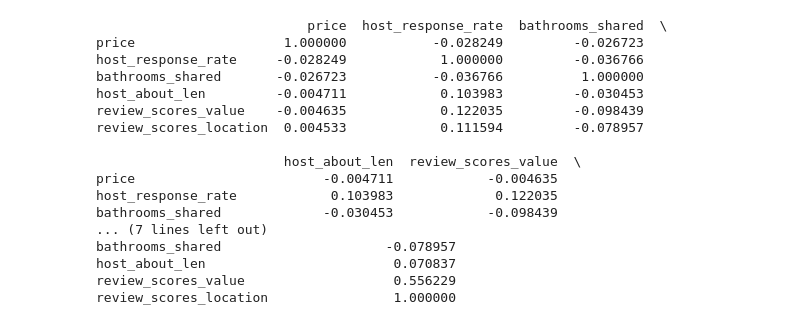
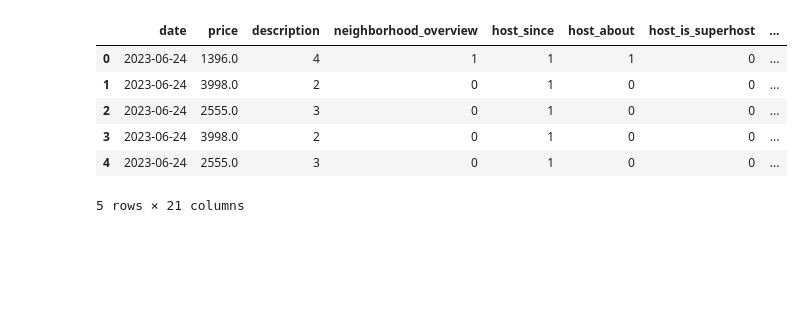
Before and after one commit to tominatorcz/datax, a Jupyter notebook: python/regresion.ipynb, the cells around one changed output. Drawn from its saved outputs; the diff is of its cells as text; code cells hidden in the pictures; blank space fills up the shorter version.

Commit message:
nacteni combined corr matice

```diff
--- a/python/regresion.ipynb
+++ b/python/regresion.ipynb
@@ -96,31 +0,0 @@ For example, when doing 'df[col].method(value, inplace=True)', try using 'df.met
-# %%
-
-selected_columns = ['price','host_response_rate', 'bathrooms_shared', 'host_about_len','review_scores_value','review_scores_location']  # Zde nahraďte názvy sloupců, které chcete použít
-
-# Vyberte pouze vybrané sloupce z DataFrame
-selected_data = listings[selected_columns]
-
-# Výpočet Pearsonovy korelační matice
-correlation_matrix = selected_data.corr(method='pearson')
-
-
-# Vytisknutí korelační matice
-print(correlation_matrix)
-# %% [output]
-                           price  host_response_rate  bathrooms_shared  \
-price                   1.000000           -0.028249         -0.026723
-host_response_rate     -0.028249            1.000000         -0.036766
-bathrooms_shared       -0.026723           -0.036766          1.000000
-host_about_len         -0.004711            0.103983         -0.030453
-review_scores_value    -0.004635            0.122035         -0.098439
-review_scores_location  0.004533            0.111594         -0.078957
-
-                        host_about_len  review_scores_value  \
-price                        -0.004711            -0.004635
-host_response_rate            0.103983             0.122035
-bathrooms_shared             -0.030453            -0.098439
-... (7 lines left out)
-bathrooms_shared                     -0.078957
-host_about_len                        0.070837
-review_scores_value                   0.556229
-review_scores_location                1.000000
@@ -179,0 +1,30 @@ plt.show()
+# %%
+### Dependencies ----------------------------------------------------------------
+import pandas as pd # used for working with data sets
+
+
+###COMBINE ALL .CSVS INTO ONE
+file_path = r"..\data\combined.csv"
+
+
+data = pd.read_csv(file_path)
+
+# Slovník číselníků
+num_dict = {
+    'Prague-outskirts': 1,
+    'Prague-center': 2,
+    'Prague': 3
+}
+
+# Nový sloupec 'neighb_num' v DataFrame
+data['neighb_num'] = data['neighbourhood_cleansed'].map(num_dict)
+
+data.head()
+# %% [output]
+|  | date | price | description | neighborhood_overview | host_since | host_about | host_is_superhost | ... |
+| 0 | 2023-06-24 | 1396.0 | 4 | 1 | 1 | 1 | 0 | ... |
+| 1 | 2023-06-24 | 3998.0 | 2 | 0 | 1 | 0 | 0 | ... |
+| 2 | 2023-06-24 | 2555.0 | 3 | 0 | 1 | 0 | 0 | ... |
+| 3 | 2023-06-24 | 3998.0 | 2 | 0 | 1 | 0 | 0 | ... |
+| 4 | 2023-06-24 | 2555.0 | 3 | 0 | 1 | 0 | 0 | ... |
+5 rows × 21 columns
```
Also changed, not shown: parts of 3 cells of this notebook.
